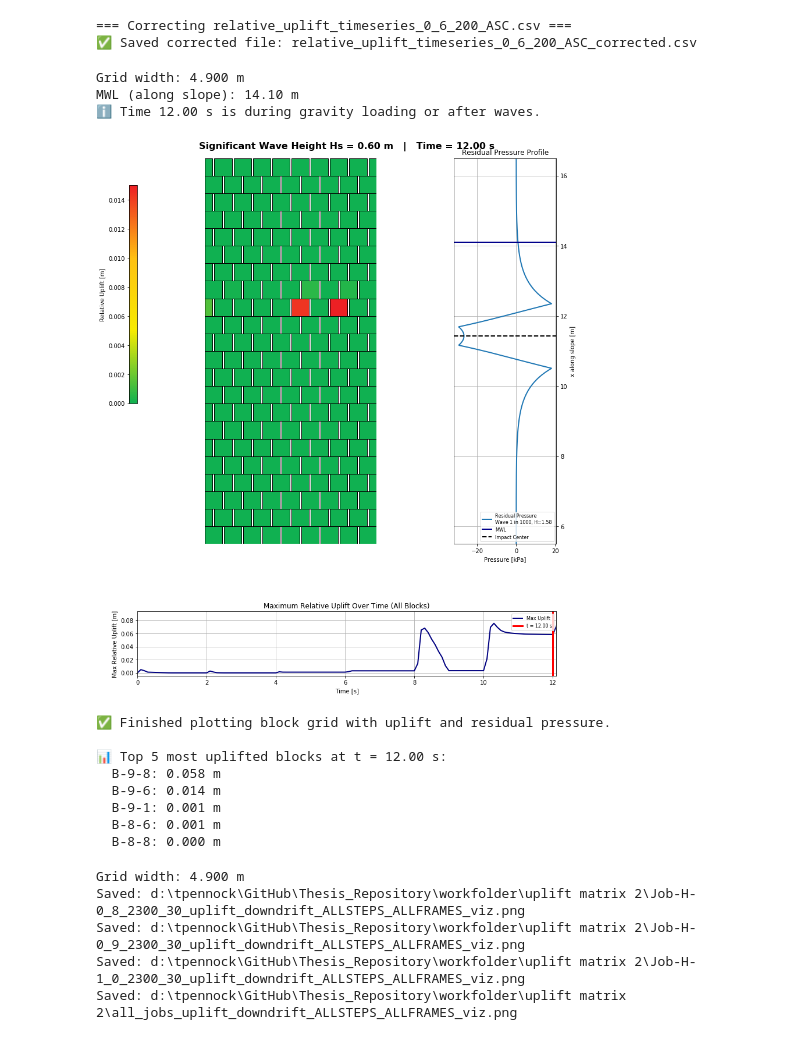
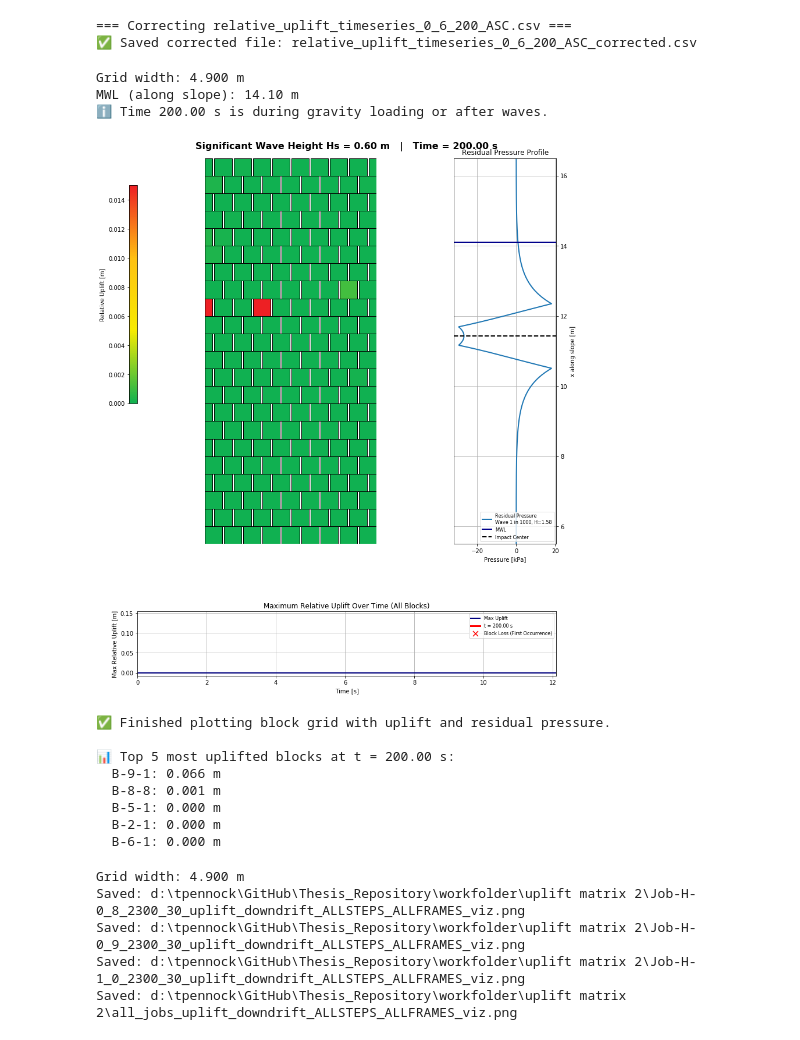
Before and after one commit to ThomasPennockTU/Thesis_Repository, a Jupyter notebook: workfolder/uplift matrix 2/uplift_notebook.ipynb, the cells around one changed output. Saved outputs shown, nothing was run; the diff lists cells and outputs as text; code cells hidden in the pictures.

```diff
--- a/workfolder/uplift matrix 2/uplift_notebook.ipynb
+++ b/workfolder/uplift matrix 2/uplift_notebook.ipynb
@@ -118,7 +118,7 @@ from mpl_toolkits.axes_grid1 import make_axes_locatable
 
 # --- Settings ---
 fly_out_value = 0.151
-target_time = 12   # time in seconds to visualize
+target_time = 200   # time in seconds to visualize
 csv_path = 'relative_uplift_timeseries_0_6_200_ASC_corrected.csv'
 df_uplift = pd.read_csv(csv_path)
 
@@ -426,43 +426,43 @@ if len(first_loss_times) > 0:
 ax_uplift.set_xlabel("Time [s]")
 ax_uplift.set_xlim(0, 12.1)
 ax_uplift.set_ylabel("Max Relative Uplift [m]")
 ax_uplift.set_title("Maximum Relative Uplift Over Time (All Blocks)")
 ax_uplift.legend(loc='upper right', fontsize=8)
 ax_uplift.grid(True)
 
 # --- Global title ---
 fig.suptitle(
     f"Significant Wave Height Hs = {Hs:.2f} m   |   Time = {target_time:.2f} s",
     fontsize=16,
     fontweight="bold"
 )
 
 plt.subplots_adjust(left=0, right=1, top=0.95, bottom=0, wspace=0, hspace=0)
 plt.show()
 
 fig.savefig(csv_path.replace(".csv", "_no_time.png"), dpi=300, bbox_inches='tight')
 print("✅ Finished plotting block grid with uplift and residual pressure.")
 
 # --- Print top 5 most uplifted blocks at target_time ---
 block_data_clean = block_data.replace(fly_out_value, np.nan)
 top_5_blocks = block_data_clean.sort_values(ascending=False).head(5)
 
 print(f"\n📊 Top 5 most uplifted blocks at t = {target_time:.2f} s:")
 for block_name, uplift_val in top_5_blocks.items():
     print(f"  {block_name}: {uplift_val:.3f} m")
 # %% [output]
 Grid width: 4.900 m
 MWL (along slope): 14.10 m
-ℹ️ Time 12.00 s is during gravity loading or after waves.
+ℹ️ Time 200.00 s is during gravity loading or after waves.
-[figure, old version]
+[figure, new version]
 ✅ Finished plotting block grid with uplift and residual pressure.
 
-📊 Top 5 most uplifted blocks at t = 12.00 s:
-  B-9-8: 0.058 m
-  B-9-6: 0.014 m
-  B-9-1: 0.001 m
-  B-8-6: 0.001 m
-  B-8-8: 0.000 m
+📊 Top 5 most uplifted blocks at t = 200.00 s:
+  B-9-1: 0.066 m
+  B-8-8: 0.001 m
+  B-5-1: 0.000 m
+  B-2-1: 0.000 m
+  B-6-1: 0.000 m
 # %%
 # -*- coding: utf-8 -*-
 # Batch plot "grid + residual + max uplift" for every per-job CSV (Py 2.7)
```
Also changed, not shown: parts of 12 cells of this notebook, 49 other files.
